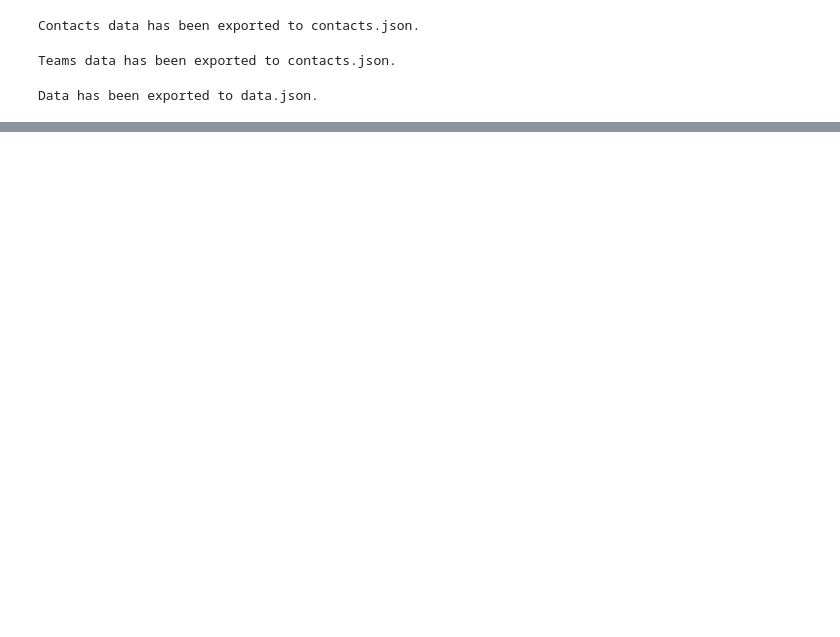
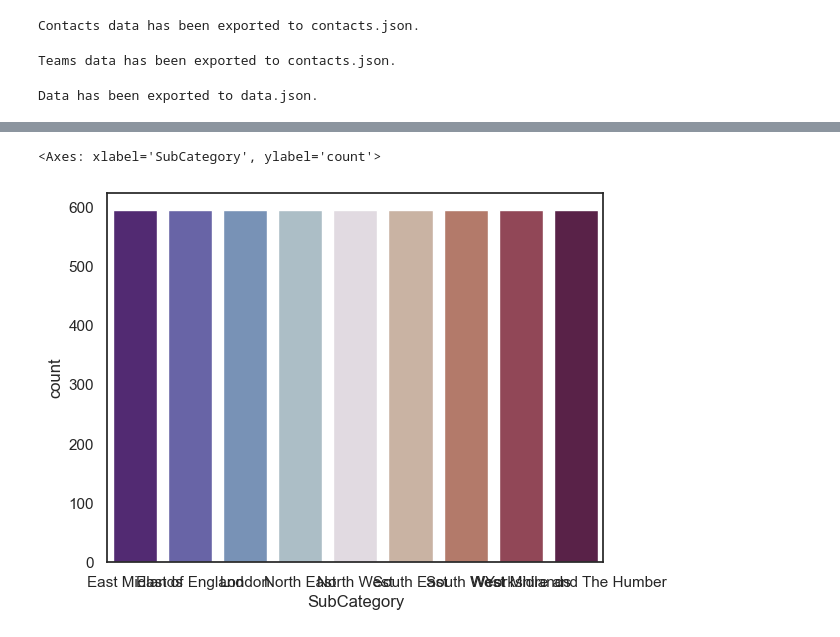
Before and after one commit to ayor213/react_dashboard, a Jupyter notebook: randon.ipynb, the cells around one changed output, grey strips where cells are left out. Saved outputs shown, nothing was run; the diff lists cells and outputs as text; code cells hidden in the pictures; blank space fills up the shorter version.

```diff
--- a/randon.ipynb
+++ b/randon.ipynb
@@ -135,0 +349,8 @@ Data has been exported to data.json.
+# %%
+df4=df1[df1["SubCategory"]!="England"]
+sns.countplot(x= "SubCategory",
+              data= df4,
+              palette = "twilight_shifted")
+# %% [output]
+<Axes: xlabel='SubCategory', ylabel='count'>
+[figure, added]
```
Also changed, not shown: parts of 27 cells of this notebook, 25 other files.
